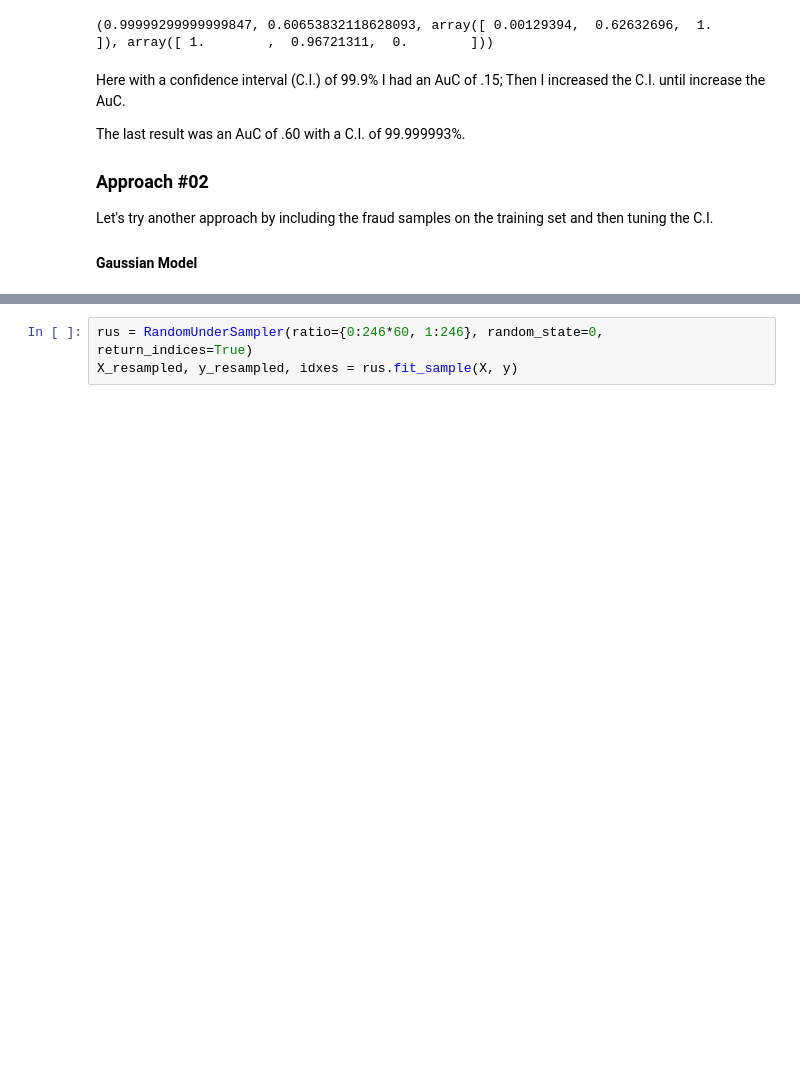
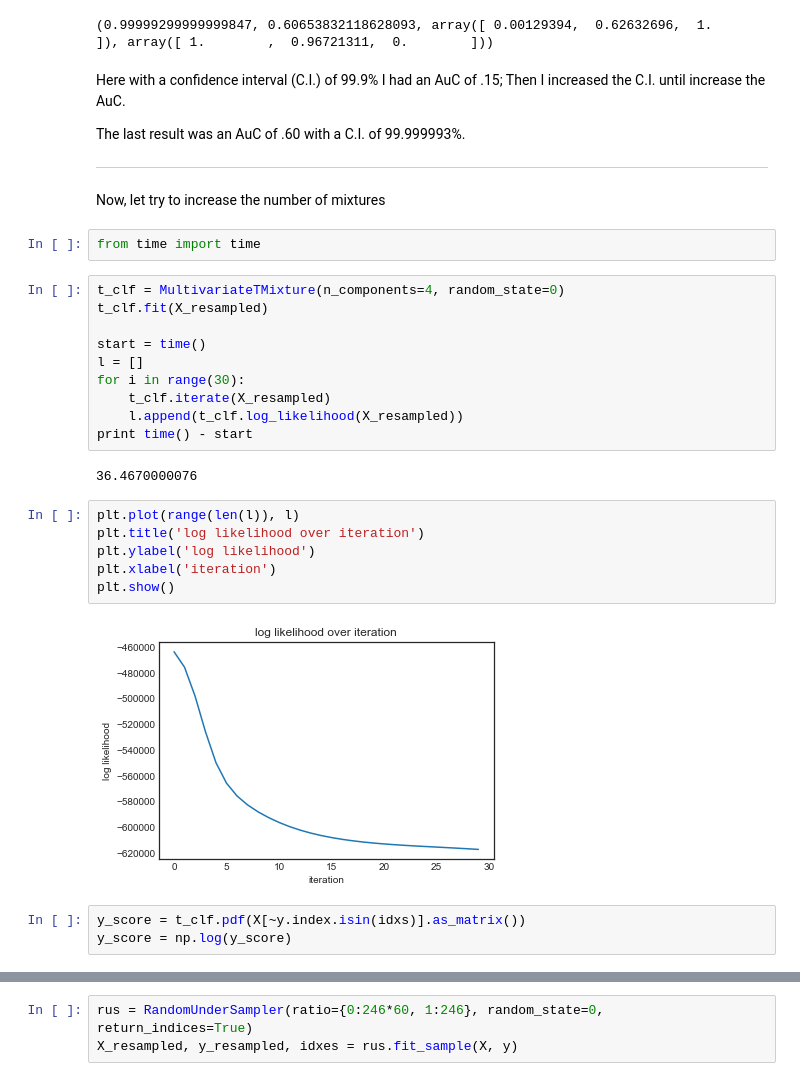
Before and after one commit to NekuSakuraba/machine-learning, a Jupyter notebook: projects/capstone/project/Project Development.ipynb, the cells around one changed output, grey strips where cells are left out. Cells and saved outputs as stored; diff of their text form; blank space fills up the shorter version.

```diff
--- a/projects/capstone/project/Project Development.ipynb
+++ b/projects/capstone/project/Project Development.ipynb
@@ -678,6 +710,32 @@ Here with a confidence interval (C.I.) of 99.9% I had an AuC of .15;
 Then I increased the C.I. until increase the AuC. <br />
 
 The last result was an AuC of .60 with a C.I. of 99.999993%.
-### Approach #02
-Let's try another approach by including the fraud samples on the training set and then tuning the C.I.
-#### Gaussian Model
+
+---
+
+Now, let try to increase the number of mixtures
+# %%
+from time import time
+# %%
+t_clf = MultivariateTMixture(n_components=4, random_state=0)
+t_clf.fit(X_resampled)
+
+start = time()
+l = []
+for i in range(30):
+    t_clf.iterate(X_resampled)
+    l.append(t_clf.log_likelihood(X_resampled))
+print time() - start
+# %% [output]
+36.4670000076
+# %%
+plt.plot(range(len(l)), l)
+plt.title('log likelihood over iteration')
+plt.ylabel('log likelihood')
+plt.xlabel('iteration')
+plt.show()
+# %% [output]
+[figure, added]
+# %%
+y_score = t_clf.pdf(X[~y.index.isin(idxs)].as_matrix())
+y_score = np.log(y_score)
```
Also changed, not shown: parts of 58 cells of this notebook, 2 other files.
